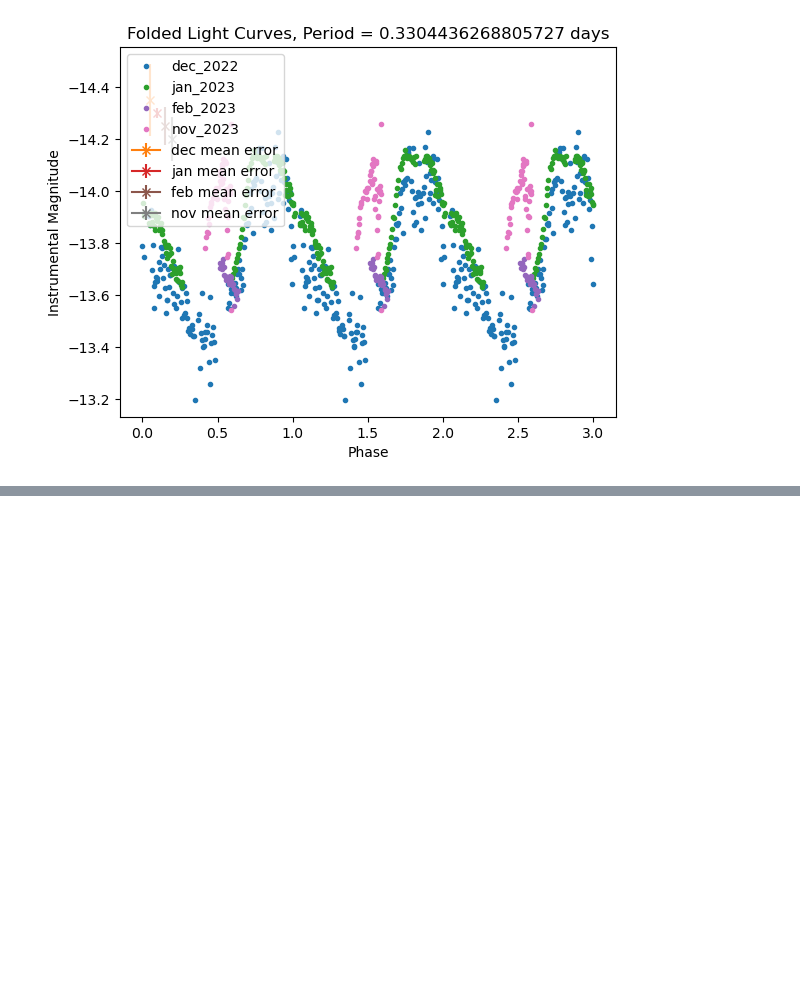
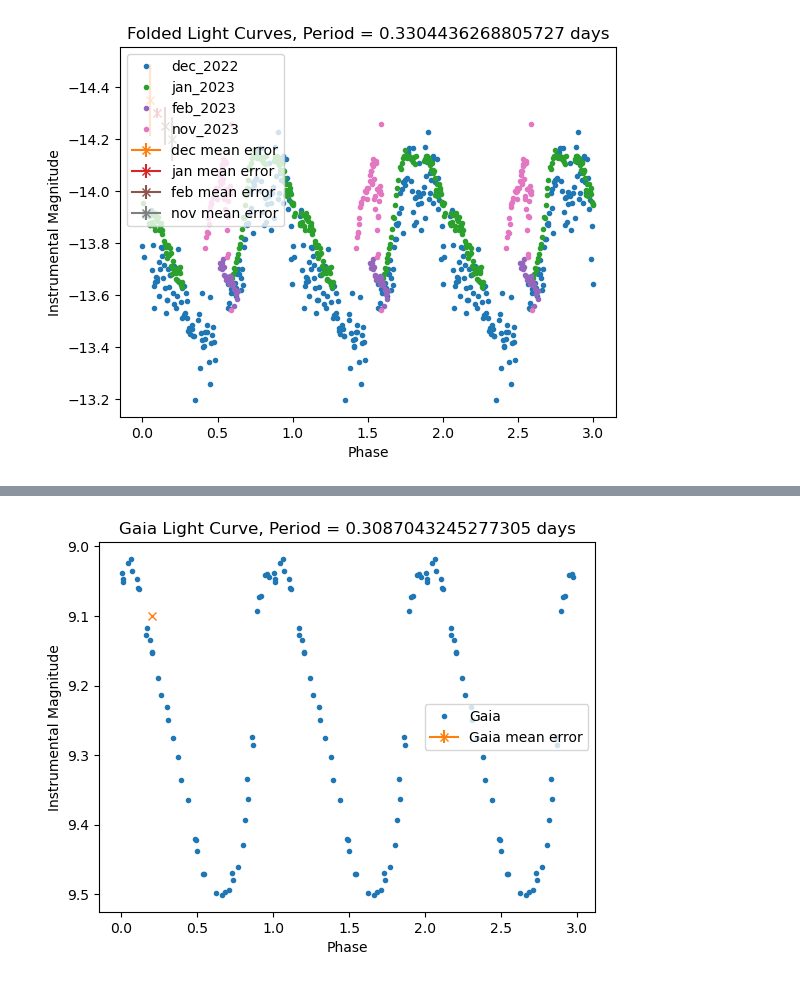
Before and after one commit to milliebutspace/MPhys-Code, a Jupyter notebook: Periodograms M.ipynb, the cells around one changed output, grey strips where cells are left out. Drawn from its saved outputs; the diff is of its cells as text; code cells hidden in the pictures; blank space fills up the shorter version.

Commit message:
error stuff

```diff
--- a/Periodograms M.ipynb
+++ b/Periodograms M.ipynb
@@ -253,0 +333,13 @@ null
+# %%
+phase_gaia, mag_gaia, err_gaia = fold_lightcurve(epoch['MJD'], epoch['mag_G'], epoch['err_G'], gaia_period)
+
+plt.plot(phase_gaia, mag_gaia, marker='.', ls='None', zorder=1, label='Gaia')
+plt.errorbar(0.2, 9.1, np.median(err_gaia), marker='x', label='Gaia mean error')
+plt.gca().invert_yaxis()
+plt.title(f'Gaia Light Curve, Period = {gaia_period} days')
+plt.xlabel('Phase')
+plt.ylabel('Instrumental Magnitude')
+plt.legend()
+plt.show()
+# %% [output]
+[figure, added]
```
Also changed, not shown: parts of 5 cells of this notebook.
